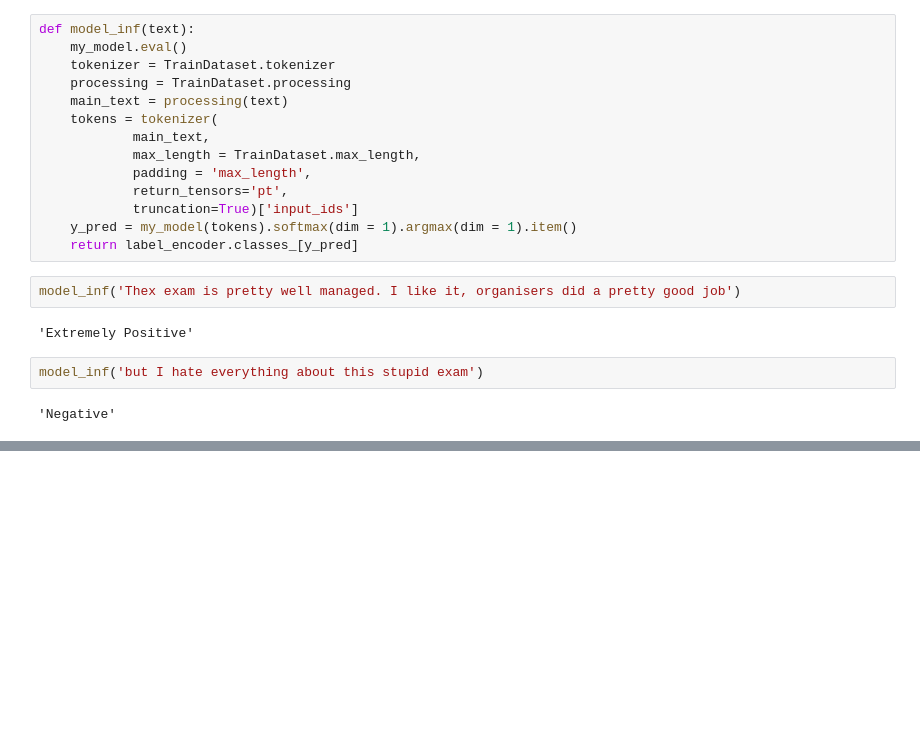
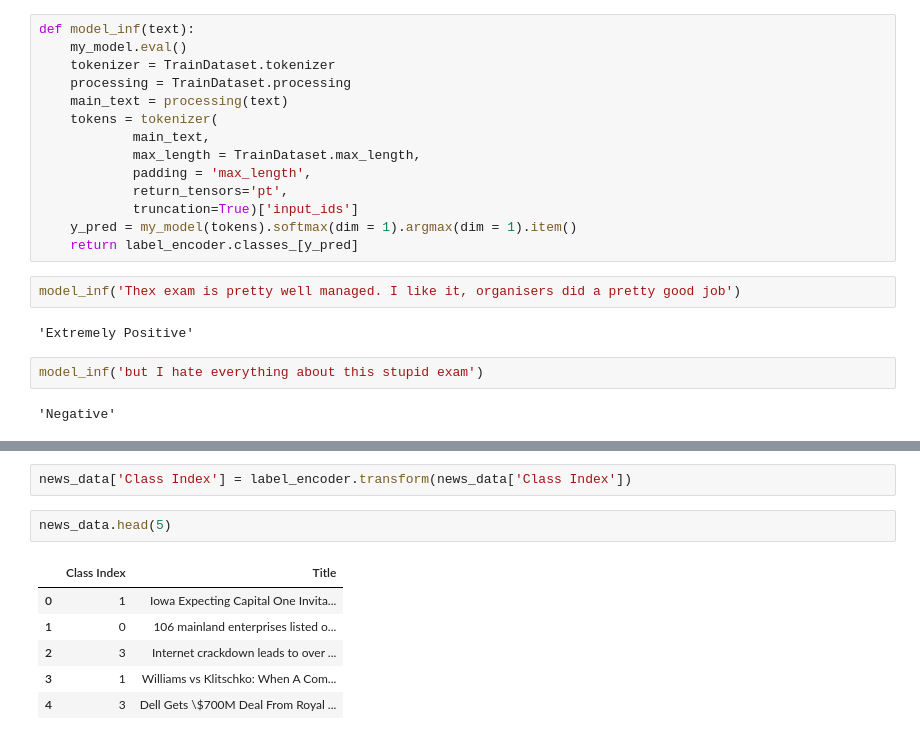
Before and after one commit to LuchianPeledutse/ML, a Jupyter notebook: p_nlp.ipynb, the cells around one changed output, grey strips where cells are left out. Cells and saved outputs as stored; diff of their text form; blank space fills up the shorter version.

```diff
--- a/p_nlp.ipynb
+++ b/p_nlp.ipynb
@@ -278,0 +308,11 @@ model_inf('but I hate everything about this stupid exam')
+# %%
+news_data['Class Index'] = label_encoder.transform(news_data['Class Index'])
+# %%
+news_data.head(5)
+# %% [output]
+|  | Class Index | Title |
+| 0 | 1 | Iowa Expecting Capital One Invita... |
+| 1 | 0 | 106 mainland enterprises listed o... |
+| 2 | 3 | Internet crackdown leads to over ... |
+| 3 | 1 | Williams vs Klitschko: When A Com... |
+| 4 | 3 | Dell Gets \$700M Deal From Royal ... |
```
Also changed, not shown: parts of 36 cells of this notebook, 1 other file.
